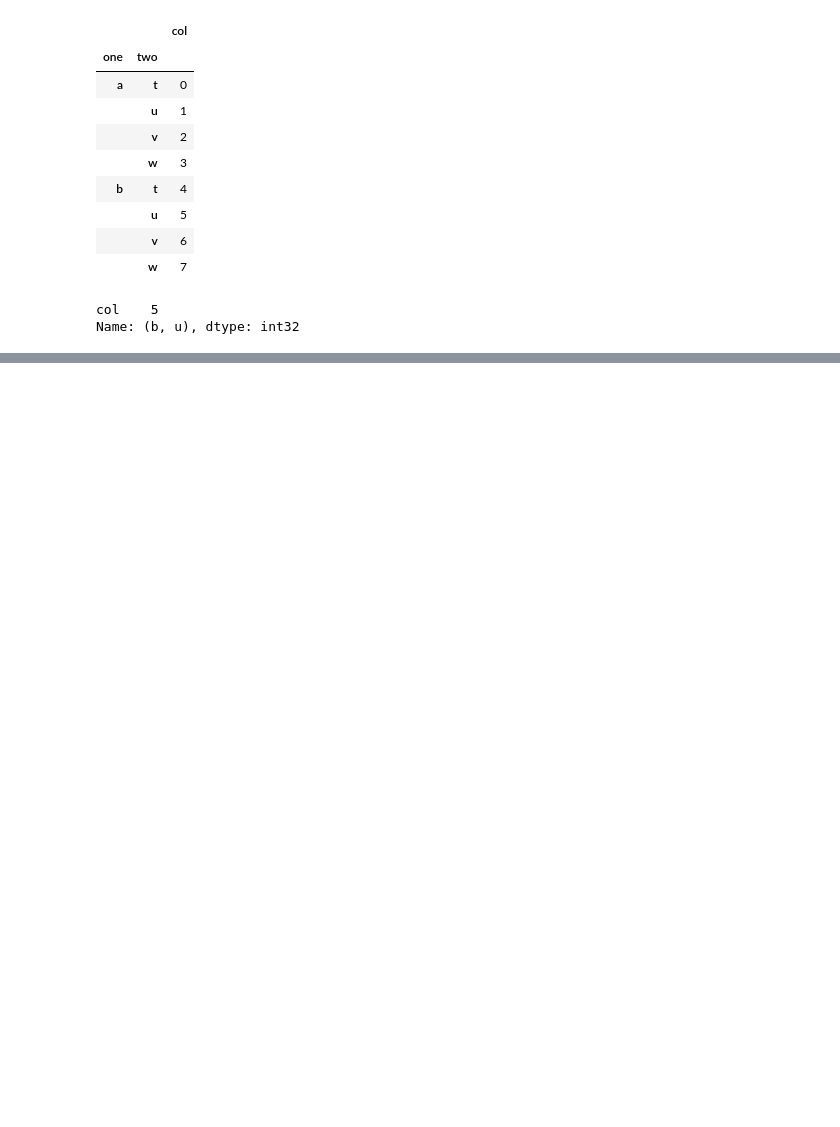
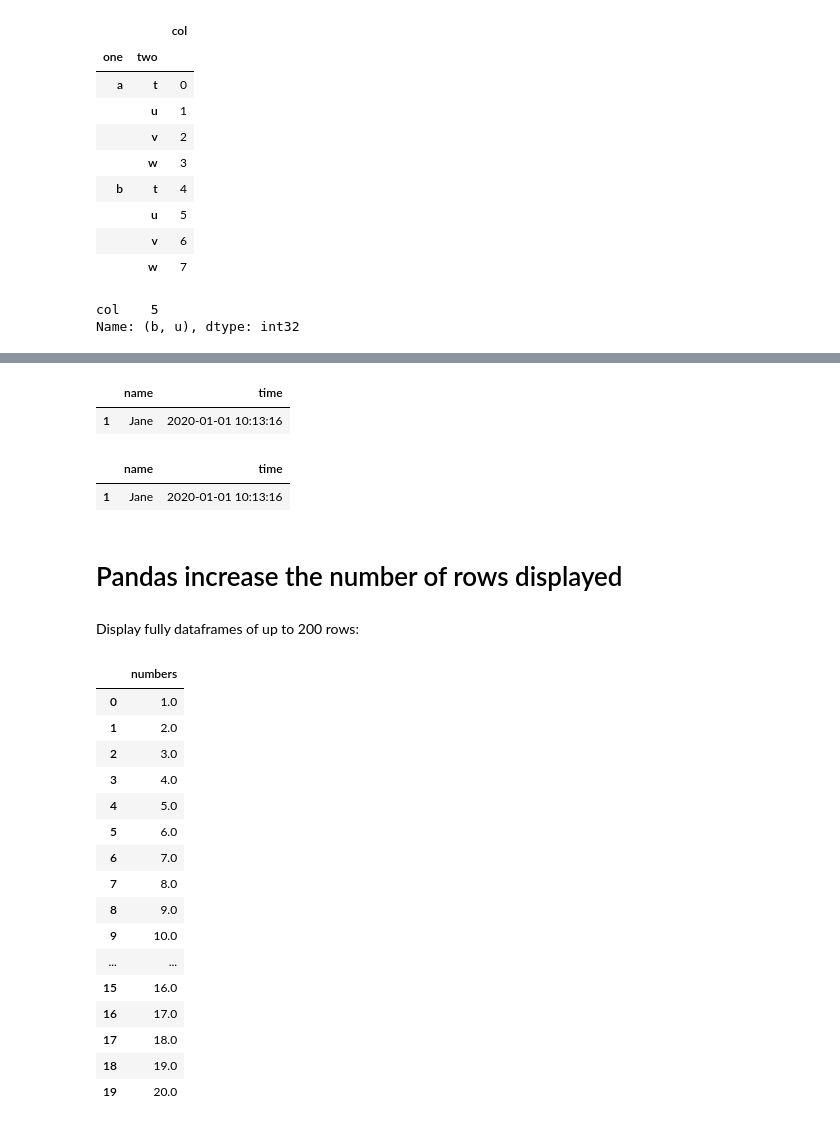
Before and after one commit to davidov312/cheat_sheets, a Jupyter notebook: pandas_cheat_sheet.ipynb, the cells around one changed output, grey strips where cells are left out. Cells and saved outputs as stored; diff of their text form; code cells hidden in the pictures; blank space fills up the shorter version.

Commit message:
Added pandas parallel

```diff
--- a/pandas_cheat_sheet.ipynb
+++ b/pandas_cheat_sheet.ipynb
@@ -213,0 +370,39 @@ Name: (b, u), dtype: int32
+# %%
+df[pd.DatetimeIndex(df['time']).year<=2020]b
+# %% [output]
+|  | name | time |
+| 1 | Jane | 2020-01-01 10:13:16 |
+# %%
+df[df['time']<pd.Timestamp('2021')]
+# %% [output]
+|  | name | time |
+| 1 | Jane | 2020-01-01 10:13:16 |
+# %% [markdown]
+# Pandas increase the number of rows displayed
+# %% [markdown]
+Display fully dataframes of up to 200 rows:
+# %%
+pd.set_option('display.max_rows', 200)
+# %%
+import pandas as pd, numpy as np
+df = pd.DataFrame()
+df['numbers'] = np.linspace(1,20,20)
+df
+# %% [output]
+|  | numbers |
+| 0 | 1.0 |
+| 1 | 2.0 |
+| 2 | 3.0 |
+| 3 | 4.0 |
+| 4 | 5.0 |
+| 5 | 6.0 |
+| 6 | 7.0 |
+| 7 | 8.0 |
+| 8 | 9.0 |
+| 9 | 10.0 |
+| ... | ... |
+| 15 | 16.0 |
+| 16 | 17.0 |
+| 17 | 18.0 |
+| 18 | 19.0 |
+| 19 | 20.0 |
```
Also changed, not shown: parts of 64 cells of this notebook, 6 other files.
